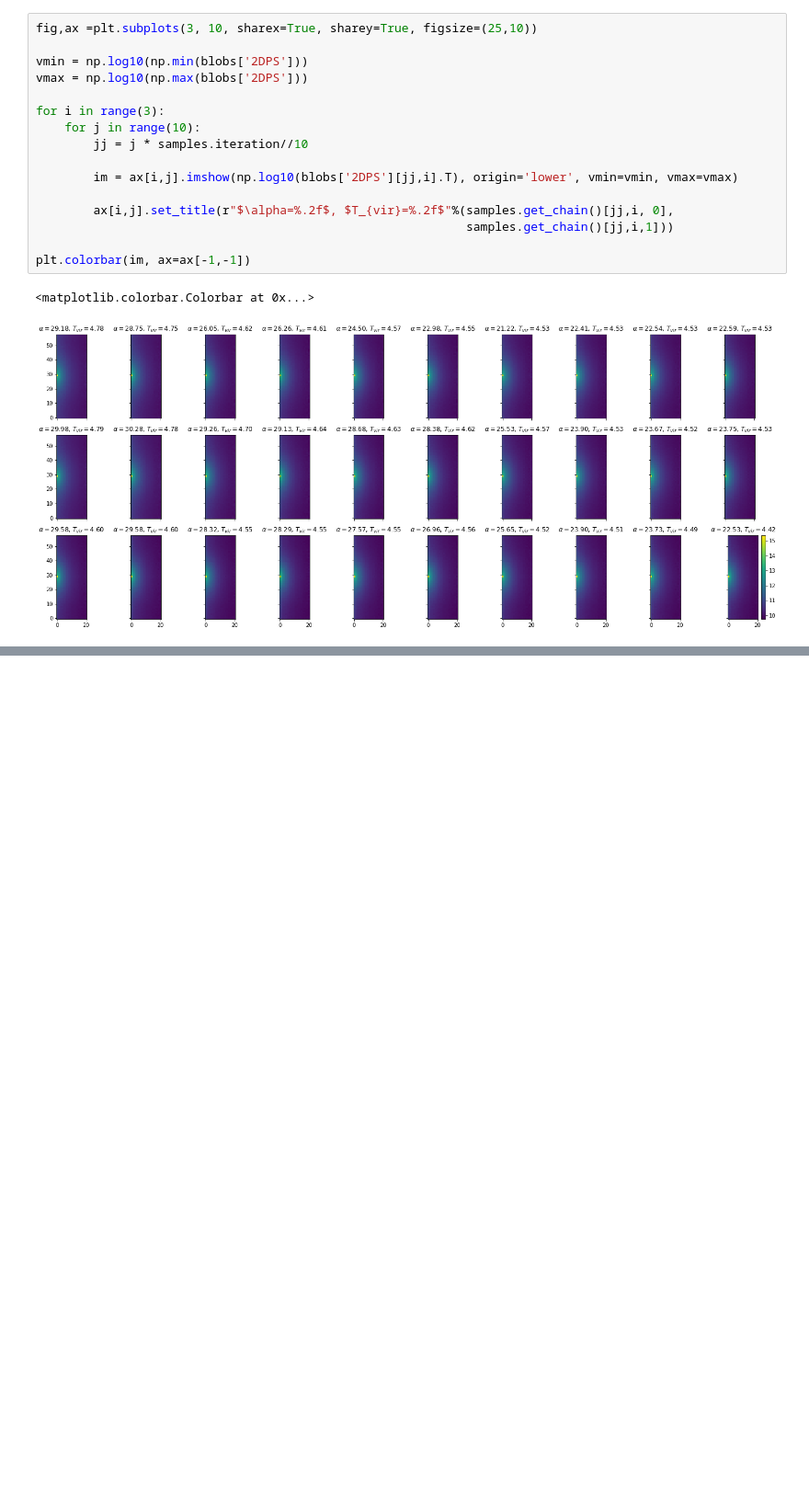
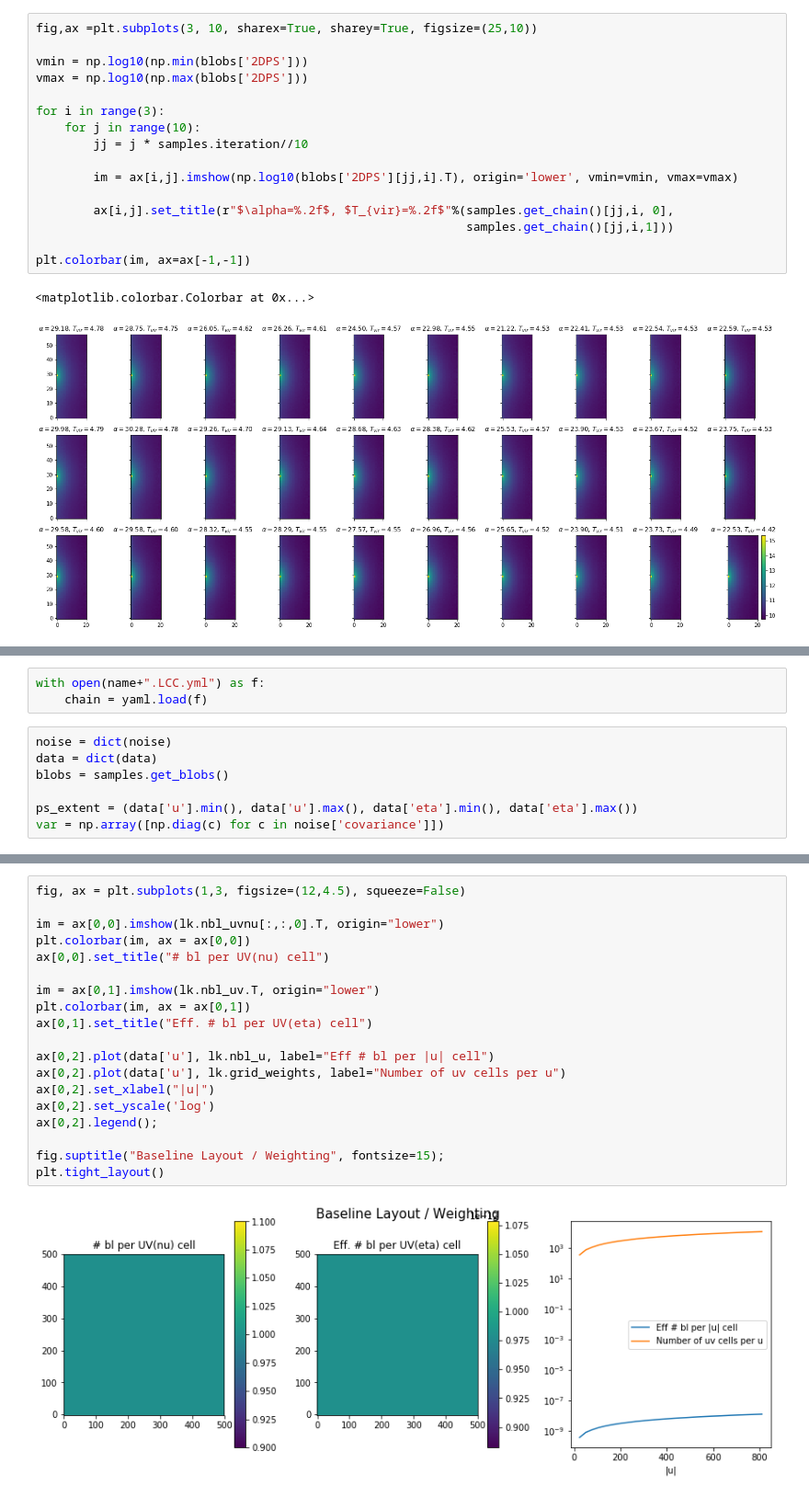
Before and after one commit to BellaNasirudin/py21cmmc_fg, a Jupyter notebook: devel/test_series/visualising_results.ipynb, the cells around one changed output, grey strips where cells are left out. Shown at 92% size. Drawn from its saved outputs; the diff is of its cells as text; blank space fills up the shorter version.

```diff
--- a/devel/test_series/visualising_results.ipynb
+++ b/devel/test_series/visualising_results.ipynb
@@ -261,0 +272,10 @@ samples = analyse.get_samples("data/In")
+# %%
+with open(name+".LCC.yml") as f:
+    chain = yaml.load(f)
+# %%
+noise = dict(noise)
+data = dict(data)
+blobs = samples.get_blobs()
+
+ps_extent = (data['u'].min(), data['u'].max(), data['eta'].min(), data['eta'].max())
+var = np.array([np.diag(c) for c in noise['covariance']])
@@ -261,0 +331,21 @@ samples = analyse.get_samples("data/In")
+# %%
+fig, ax = plt.subplots(1,3, figsize=(12,4.5), squeeze=False)
+
+im = ax[0,0].imshow(lk.nbl_uvnu[:,:,0].T, origin="lower")
+plt.colorbar(im, ax = ax[0,0])
+ax[0,0].set_title("# bl per UV(nu) cell")
+
+im = ax[0,1].imshow(lk.nbl_uv.T, origin="lower")
+plt.colorbar(im, ax = ax[0,1])
+ax[0,1].set_title("Eff. # bl per UV(eta) cell")
+
+ax[0,2].plot(data['u'], lk.nbl_u, label="Eff # bl per |u| cell")
+ax[0,2].plot(data['u'], lk.grid_weights, label="Number of uv cells per u")
+ax[0,2].set_xlabel("|u|")
+ax[0,2].set_yscale('log')
+ax[0,2].legend();
+
+fig.suptitle("Baseline Layout / Weighting", fontsize=15);
+plt.tight_layout()
+# %% [output]
+[figure, added]
```
Also changed, not shown: parts of 14 cells of this notebook, 4 other files.
